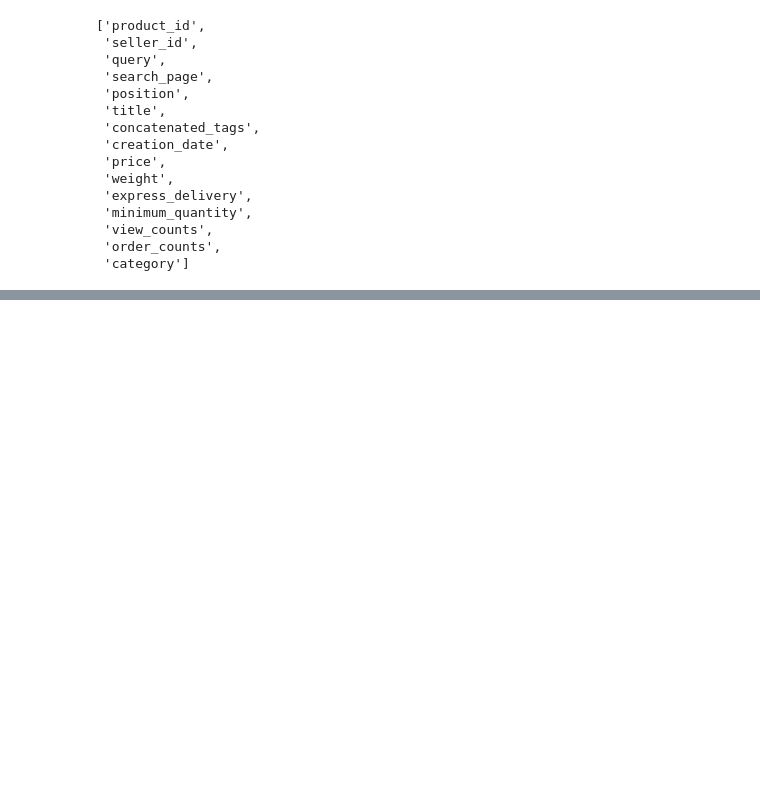
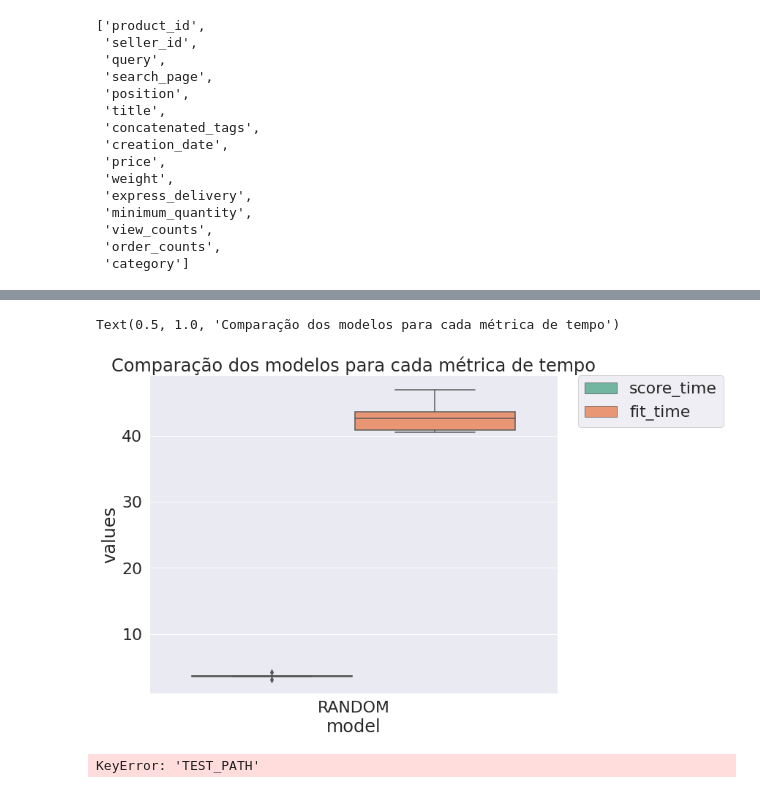
Before and after one commit to Chikuji/intelligent-systems-project, a Jupyter notebook: training/trainer.ipynb, the cells around one changed output, grey strips where cells are left out. Cells and saved outputs as stored; diff of their text form; code cells hidden in the pictures; blank space fills up the shorter version.

Commit message:
trainer e test_path

```diff
--- a/training/trainer.ipynb
+++ b/training/trainer.ipynb
@@ -164,0 +253,16 @@ Name: category, dtype: int64
+# %%
+plt.figure(figsize=(10, 8))
+sns.set(font_scale=2)
+g = sns.boxplot(x="model", y="values", hue="metrics", data=results_long_fit, palette="Set2")
+plt.legend(bbox_to_anchor=(1.05, 1), loc=2, borderaxespad=0.)
+plt.title('Comparação dos modelos para cada métrica de tempo')
+# %% [output]
+Text(0.5, 1.0, 'Comparação dos modelos para cada métrica de tempo')
+[figure, added]
+# %%
+# Carga dos dados
+
+test_products_csv = os.environ['TEST_PATH']
+df_test = pd.read_csv(test_products_csv)
+# %% [output]
+KeyError: 'TEST_PATH'
```
Also changed, not shown: parts of 36 cells of this notebook, 4 other files.
